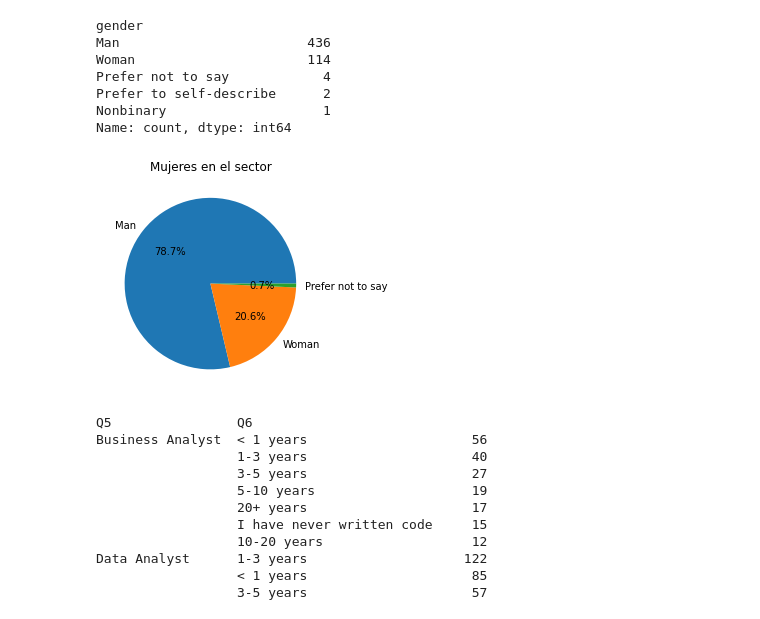
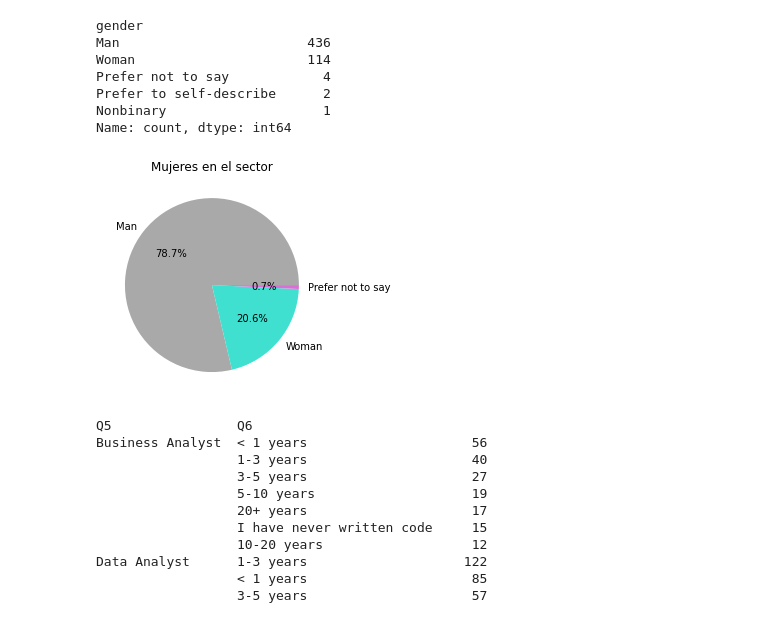
Before and after one commit to MonicaSL110/proyecto-transformacion-digital, a Jupyter notebook: exploracion_datos.ipynb, the cells around one changed output. Saved outputs shown, nothing was run; the diff lists cells and outputs as text; code cells hidden in the pictures.

Commit message:
cambio color pie chart

```diff
--- a/exploracion_datos.ipynb
+++ b/exploracion_datos.ipynb
@@ -437,10 +437,10 @@ Name: count, dtype: int64
 # %%
 # Gráfico que representa la brecha de género en el sector IT, concretamente en el que trabaja Adalab.
 plt.figure()
-plt.pie(df_final['gender'].value_counts()[:3],labels= df_final['gender'].value_counts().index[:3],autopct='%1.1f%%');
+plt.pie(df_final['gender'].value_counts()[:3],labels= df_final['gender'].value_counts().index[:3],autopct='%1.1f%%',  colors = ['darkgrey','turquoise','orchid']);
 plt.title('Mujeres en el sector');
 # %% [output]
-[figure, old version]
+[figure, new version]
 # %%
 df_final.groupby(['Q5'])['Q6'].value_counts()
 # %% [output]
```
Also changed, not shown: parts of 3 cells of this notebook.
